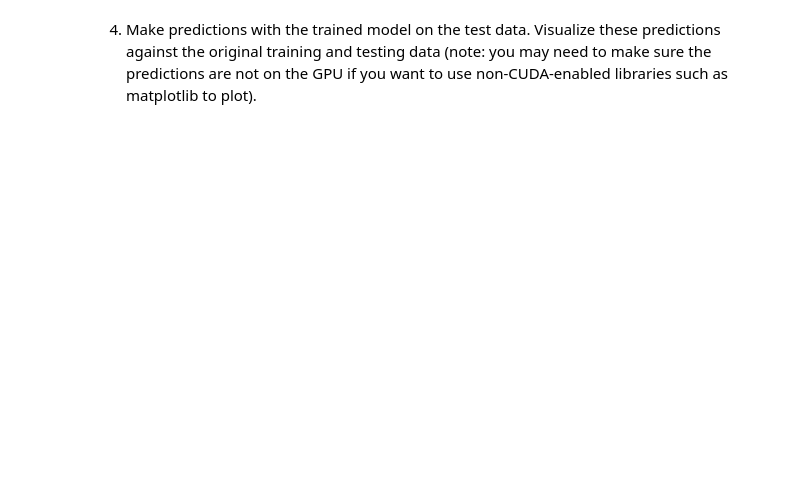
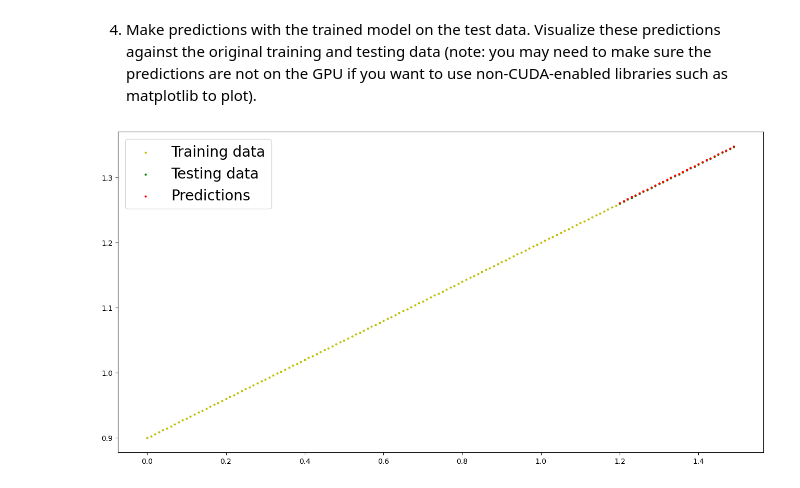
Before and after one commit to tanvircr7/meh, a Jupyter notebook: 01_CODE_pytorch_dbourke.ipynb, the cells around one changed output. Saved outputs shown, nothing was run; the diff lists cells and outputs as text; code cells hidden in the pictures; blank space fills up the shorter version.

```diff
--- a/01_CODE_pytorch_dbourke.ipynb
+++ b/01_CODE_pytorch_dbourke.ipynb
@@ -759,7 +759,7 @@ device(type='cpu')
 loss_fn = nn.L1Loss()
 optimizer = torch.optim.SGD(params=model_ex.parameters(), lr = 0.01)
 # %%
-epochs = 1300
+epochs = 300
 
 # Put data on the available device
 # Without this, error will happen (not all model/data on device)
@@ -789,7 +789,7 @@ for epoch in range(epochs):
       test_pred = model_ex(X_test)
       test_loss = loss_fn(test_pred, Y_test)
 
-    if epoch % 200 == 0:
+    if epoch % 20 == 0:
         print(f"{epoch} Epoch | {loss} Train Loss | {test_loss} Test Loss")
 
 
@@ -834,3 +842,11 @@ for epoch in range(epochs):
 # %% [markdown]
 4. Make predictions with the trained model on the test data.
 Visualize these predictions against the original training and testing data (note: you may need to make sure the predictions are not on the GPU if you want to use non-CUDA-enabled libraries such as matplotlib to plot).
+# %%
+model_ex.eval()
+with torch.inference_mode():
+    Y_pred = model_ex(X_test)
+    # Y_pred = Y_pred.to(device)
+plot_predictions(X_train, Y_train, X_test, Y_test, Y_pred)
+# %% [output]
+[figure, added]
```
Also changed, not shown: parts of 8 cells of this notebook.
